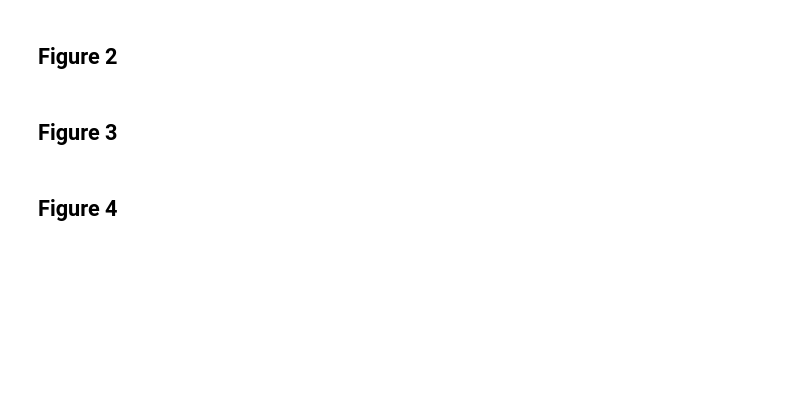
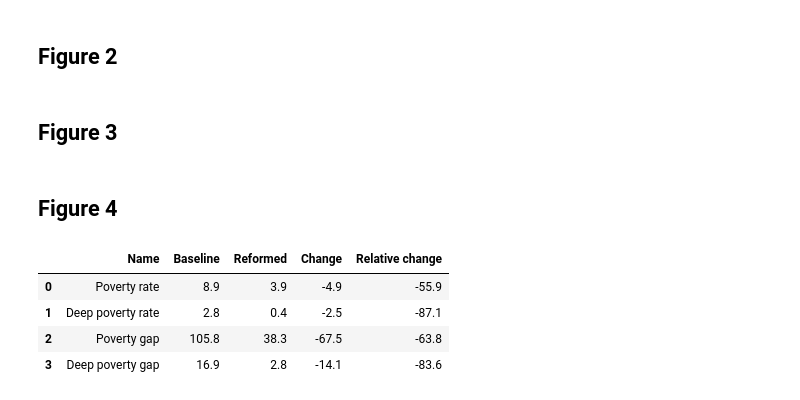
Before and after one commit to UBICenter/blank-slate-ubi-us, a Jupyter notebook: blank_slate_ubi_us/blank_slate.ipynb, the cells around one changed output. Drawn from its saved outputs; the diff is of its cells as text; code cells hidden in the pictures; blank space fills up the shorter version.

```diff
--- a/blank_slate_ubi_us/blank_slate.ipynb
+++ b/blank_slate_ubi_us/blank_slate.ipynb
@@ -37,6 +39,46 @@ us_state_choropleth(baseline, reformed)
 format_fig(plotly_json_to_fig(charts["poverty_chart"]).update_layout(
     title="Change to poverty rates by age group under Blank Slate UBI",
 ))
+# %%
+import numpy as np
+poverty_rate = lambda sim: sim.calc("spm_unit_is_in_spm_poverty", map_to="person").mean()
+deep_poverty_rate = lambda sim: sim.calc("spm_unit_is_in_deep_spm_poverty", map_to="person").mean()
+
+def poverty_gap_fn(sim, deep):
+    distance = sim.calc("spm_unit_spm_threshold") * (1 if not deep else 0.5) - sim.calc("spm_unit_net_income")
+    positive_distance = np.maximum(0, distance)
+    weight = sim.calc("spm_unit_weight").values
+    return (weight * positive_distance).sum()
+
+poverty_gap = lambda sim: poverty_gap_fn(sim, False)
+deep_poverty_gap = lambda sim: poverty_gap_fn(sim, True)
+metric_names = ["Poverty rate", "Deep poverty rate", "Poverty gap", "Deep poverty gap"]
+
+import pandas as pd
+
+# For each metric, add columns "Name", "Baseline", "Reformed", "Absolute change", "Relative change".
+
+df = pd.DataFrame({
+    "Name": metric_names,
+    "Baseline": [poverty_rate(baseline) / 1e-2, deep_poverty_rate(baseline) / 1e-2, poverty_gap(baseline) / 1e9, deep_poverty_gap(baseline) / 1e9],
+    "Reformed": [poverty_rate(reformed) / 1e-2, deep_poverty_rate(reformed) / 1e-2, poverty_gap(reformed) / 1e9, deep_poverty_gap(reformed) / 1e9],
+})
+
+df["Change"] = df.Reformed - df.Baseline
+df["Relative change"] = (df.Reformed / df.Baseline - 1) * 100
+
+df.Baseline = df.Baseline.round(1)
+df.Reformed = df.Reformed.round(1)
+df.Change = df.Change.round(1)
+df["Relative change"] = df["Relative change"].round(1)
+
+df
+# %% [output]
+|  | Name | Baseline | Reformed | Change | Relative change |
+| 0 | Poverty rate | 8.9 | 3.9 | -4.9 | -55.9 |
+| 1 | Deep poverty rate | 2.8 | 0.4 | -2.5 | -87.1 |
+| 2 | Poverty gap | 105.8 | 38.3 | -67.5 | -63.8 |
+| 3 | Deep poverty gap | 16.9 | 2.8 | -14.1 | -83.6 |
 # %%
 format_fig(plotly_json_to_fig(charts["rel_income_decile_chart"]).update_layout(
     title="Change to net income by income decile under Blank Slate UBI",
```
Also changed, not shown: parts of 4 cells of this notebook, 4 other files.
